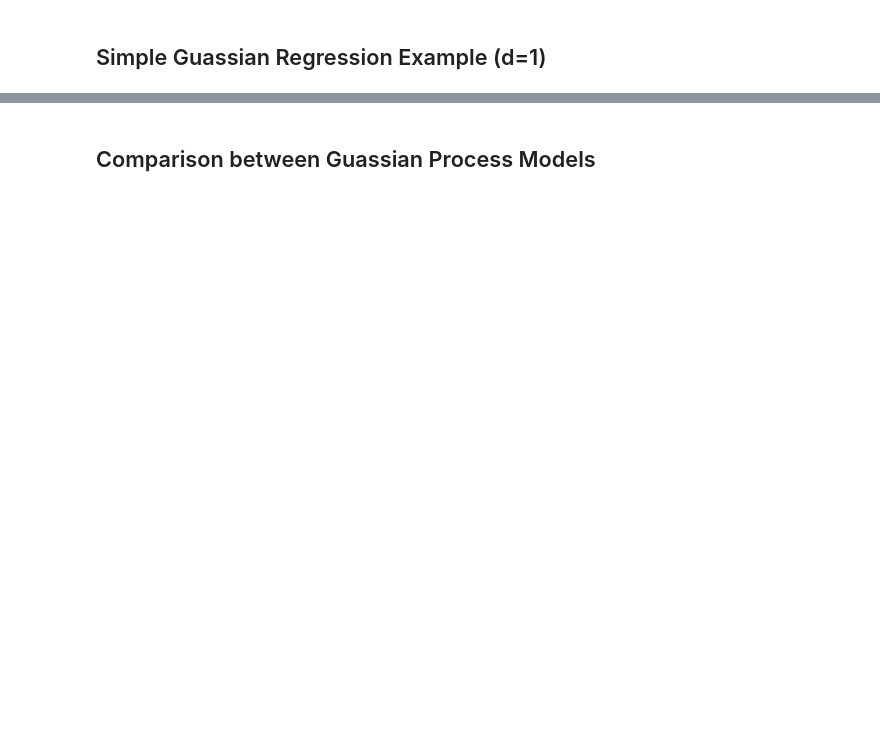
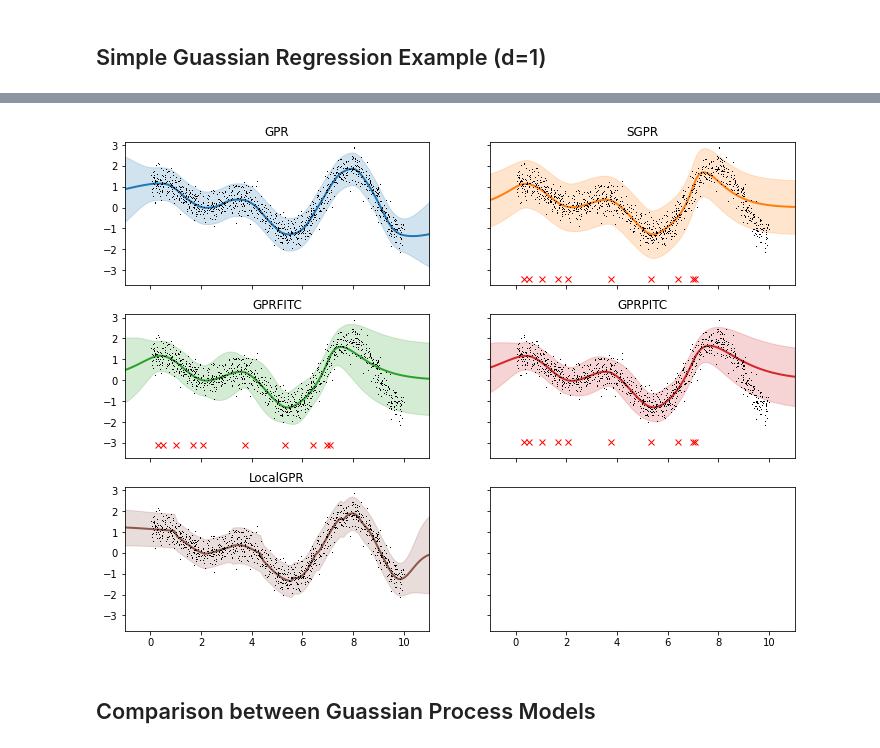
Before and after one commit to ebjaime/Local-and-Global-Sparse-Gaussian-Process-Regression, a Jupyter notebook: Comparison SGPR models.ipynb, the cells around one changed output, grey strips where cells are left out. Cells and saved outputs as stored; diff of their text form; code cells hidden in the pictures; blank space fills up the shorter version.

```diff
--- a/Comparison SGPR models.ipynb
+++ b/Comparison SGPR models.ipynb
@@ -306,6 +372,6 @@ inducing_variable = tf.convert_to_tensor(X_ind, dtype=default_float())
 # Create models
 models, _ = create_models(data, inducing_variable)
 
-GPR, SGPR, FITC = models
+GPR, SGPR, FITC, PITC = models
 LocalGPR = gpflow.models.LocalGPR(data,gpflow.kernels.SquaredExponential(), num_blocks=10)
 LocalGPR.optimize()
@@ -312,12 +397,13 @@ LocalGPR.optimize()
 # %%
 # Plot results
-f, ax = plt.subplots(3, 2, figsize=(12, 9), sharex=False, sharey=False)
+f, ax = plt.subplots(3, 2, figsize=(12, 9), sharex=True, sharey=True)
 plot_univariate(GPR, "C0", ax[0, 0], show_xs=True)
 plot_univariate(SGPR, "C1", ax[0, 1], show_xs=True)
 plot_univariate(FITC, "C2", ax[1, 0], show_xs=True)
-#plot_univariate(PITC, "C3", ax[1, 1], show_xs=True, lims=[-1,6])
-# plot_univariate(PIC, "C4", ax[2, 0], show_xs=False)
-plot_univariate(LocalGPR, "C5", ax[2, 1], show_xs=True)
+plot_univariate(PITC, "C3", ax[1, 1], show_xs=True)
+plot_univariate(LocalGPR, "C5", ax[2, 0], show_xs=True)
 plt.show()
+# %% [output]
+[figure, added]
 # %% [markdown]
 ## Comparison between Guassian Process Models
```
Also changed, not shown: parts of 29 cells of this notebook, 2 other files.
